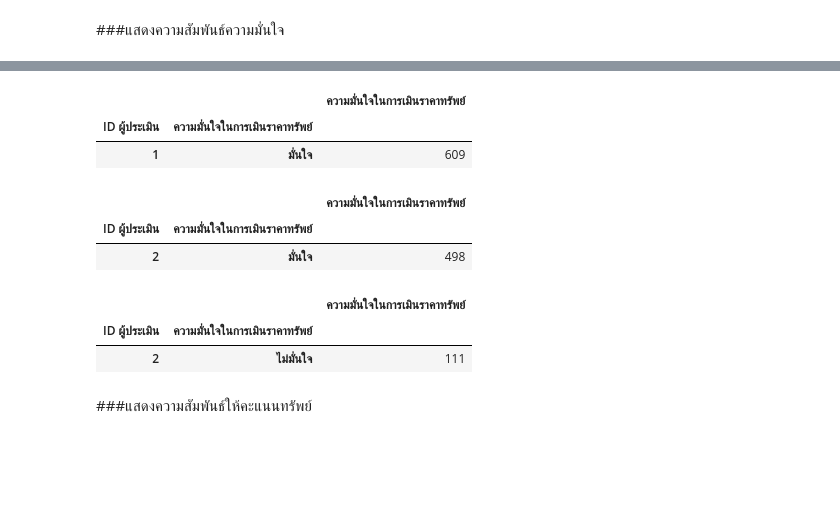
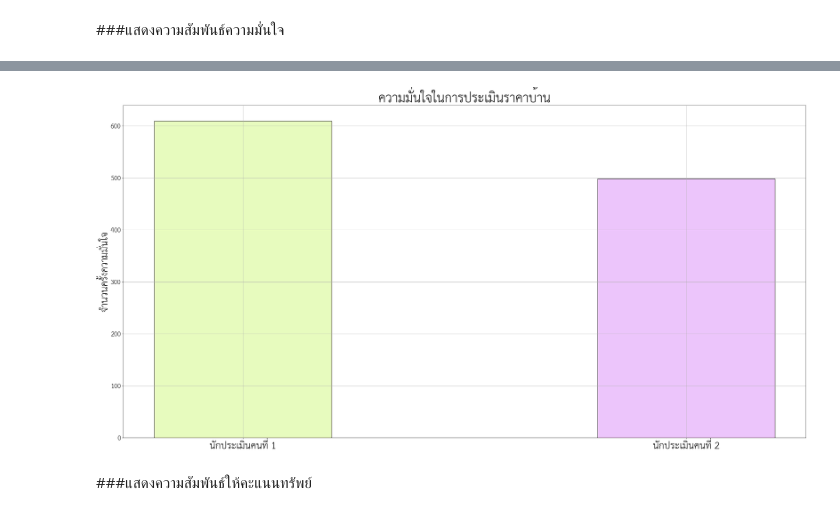
Before and after one commit to nannthd/bsc_dpdm22, a Jupyter notebook: [dataprep1] property estimator.ipynb, the cells around one changed output, grey strips where cells are left out. Drawn from its saved outputs; the diff is of its cells as text; code cells hidden in the pictures; blank space fills up the shorter version.

```diff
--- a/[dataprep1] property estimator.ipynb
+++ b/[dataprep1] property estimator.ipynb
@@ -1645,27 +1610,9 @@ Table11
 # %%
-plt.bar([1,2],Table11['ความมั่นใจในการเมินราคาทรัพย์'],width=0.5,ec="#000000", color=['#CDF0EA','#FFE3E3'])
+plt.bar([1,1.5],Table11['ความมั่นใจในการเมินราคาทรัพย์'],width,ec="#000000", color=['#E7FBBE','#ECC5FB'])
 plt.title('ความมั่นใจในการประเมินราคาบ้าน',fontsize=40)
+plt.xticks([1,1.5],['นักประเมินคนที่ 1','นักประเมินคนที่ 2'],fontsize=30)
 plt.yticks(fontsize=20)
 plt.ylabel('จำนวนครั้งความมั่นใจ',fontsize=30);
 plt.grid(True)
+# %% [output]
+[figure, added]
-# %%
-Table111 = Table11.iloc[:1,]
-Table111
-# %% [output]
-|  |  | ความมั่นใจในการเมินราคาทรัพย์ |
-| ID ผู้ประเมิน | ความมั่นใจในการเมินราคาทรัพย์ |  |
-| 1 | มั่นใจ | 609 |
-# %%
-Table112 = Table11.iloc[1:2,]
-Table112
-# %% [output]
-|  |  | ความมั่นใจในการเมินราคาทรัพย์ |
-| ID ผู้ประเมิน | ความมั่นใจในการเมินราคาทรัพย์ |  |
-| 2 | มั่นใจ | 498 |
-# %%
-Table113 = Table11.iloc[2:,]
-Table113
-# %% [output]
-|  |  | ความมั่นใจในการเมินราคาทรัพย์ |
-| ID ผู้ประเมิน | ความมั่นใจในการเมินราคาทรัพย์ |  |
-| 2 | ไม่มั่นใจ | 111 |
```
Also changed, not shown: parts of 36 cells of this notebook.
